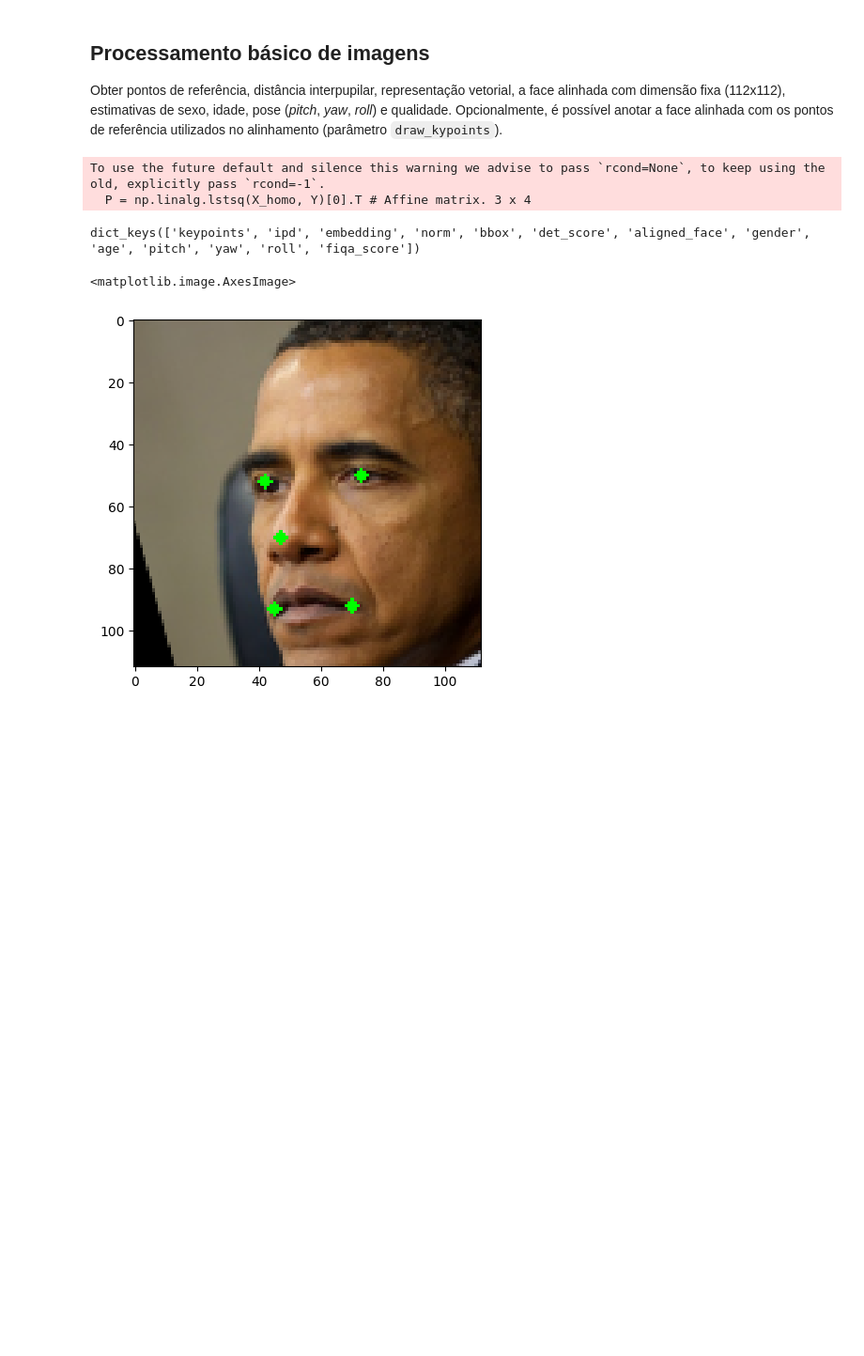
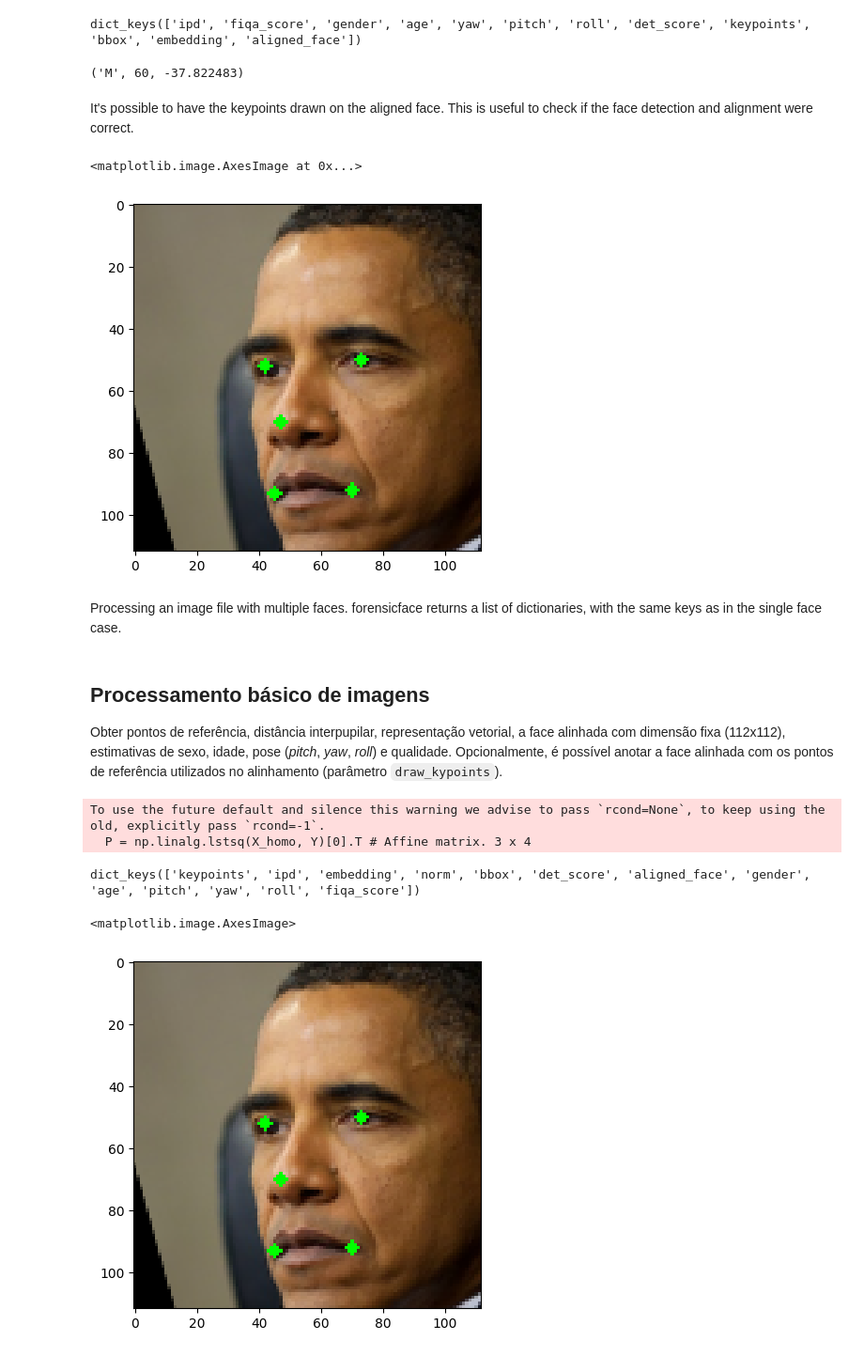
Before and after one commit to rafribeiro/forensicface, a Jupyter notebook: nbs/index.ipynb, the cells around one changed output. Shown at 94% size. Drawn from its saved outputs; the diff is of its cells as text; code cells hidden in the pictures; blank space fills up the shorter version.

```diff
--- a/nbs/index.ipynb
+++ b/nbs/index.ipynb
@@ -27,2 +33,4 @@ Importação da classe ForensicFace:
 # %%
 from forensicface.app import ForensicFace
+
+ff = ForensicFace()
@@ -31,2 +44,0 @@ Instanciamento do ForensicFace:
-# %%
-ff = ForensicFace(det_size=320, use_gpu=True, extended=True)
@@ -40,0 +57,21 @@ set det-size: (320, 320)
+# %%
+results = ff.process_image("obama2.png")
+results.keys()
+# %% [output]
+dict_keys(['ipd', 'fiqa_score', 'gender', 'age', 'yaw', 'pitch', 'roll', 'det_score', 'keypoints', 'bbox', 'embedding', 'aligned_face'])
+# %%
+results.get("gender"), results.get("age"), results.get("yaw")
+# %% [output]
+('M', 60, -37.822483)
+# %% [markdown]
+It's possible to have the keypoints drawn on the aligned face. This is useful to check if the face detection and alignment were correct.
+# %%
+aligned_img_with_kps = ff.process_image("obama2.png", draw_keypoints=True).get(
+    "aligned_face"
+)
+plt.imshow(aligned_img_with_kps)
+# %% [output]
+<matplotlib.image.AxesImage at 0x...>
+[figure, added]
+# %% [markdown]
+Processing an image file with multiple faces. forensicface returns a list of dictionaries, with the same keys as in the single face case.
```
Also changed, not shown: parts of 14 cells of this notebook.
